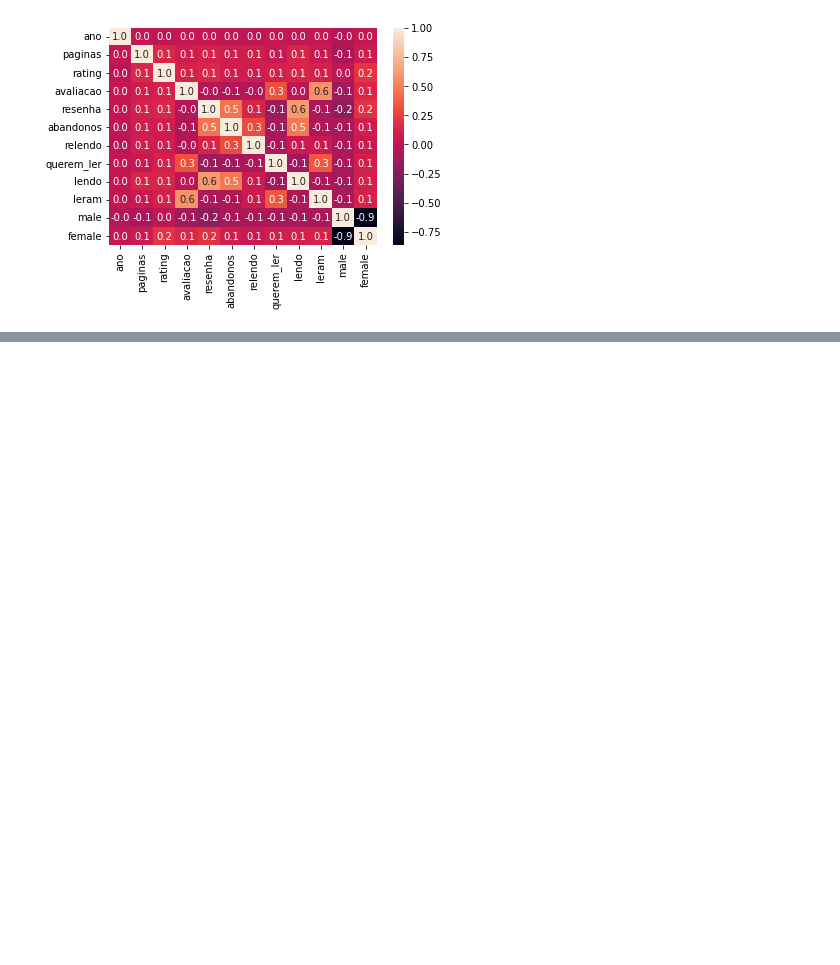
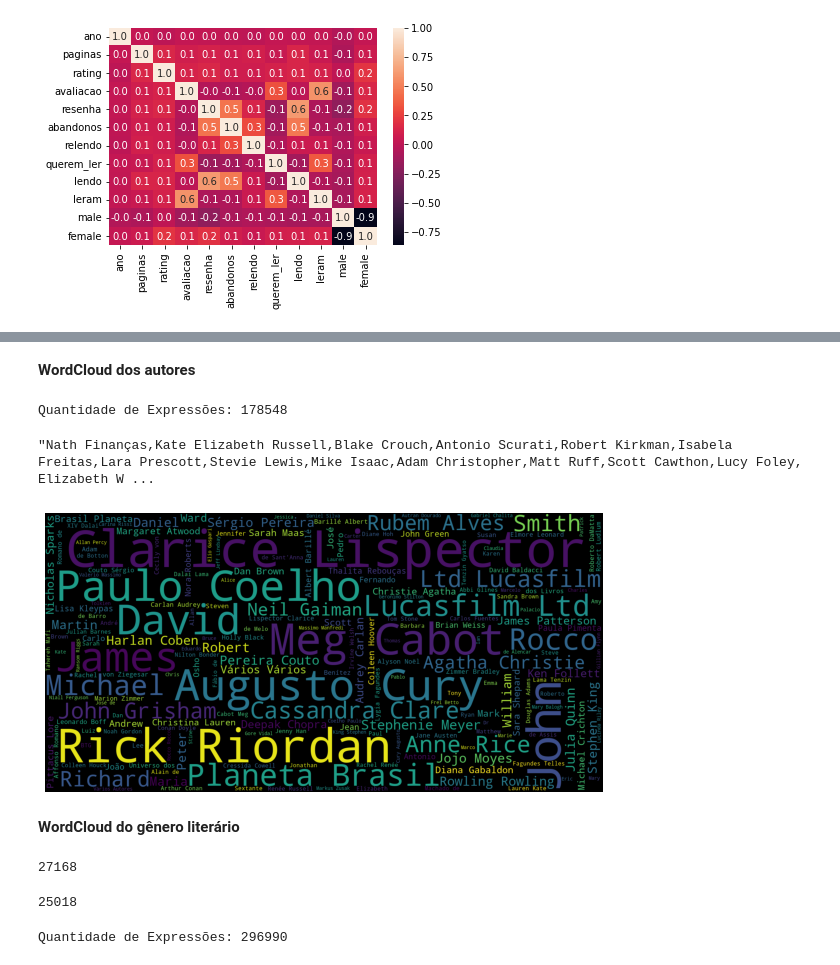
Before and after one commit to lauraemmanuella/DataScience, a Jupyter notebook: 3_AnaliseExploratoria.ipynb, the cells around one changed output, grey strips where cells are left out. Drawn from its saved outputs; the diff is of its cells as text; code cells hidden in the pictures; blank space fills up the shorter version.

```diff
--- a/3_AnaliseExploratoria.ipynb
+++ b/3_AnaliseExploratoria.ipynb
@@ -413,0 +472,30 @@ sb.heatmap(corr, annot=True, fmt=".1f")
+# %% [markdown]
+**WordCloud dos autores**
+# %%
+autores = dfSkoob['autor'].dropna().to_list()
+#autores
+# %%
+# concatenar as expressões de cada elemento da lista em uma String única
+autores = ",".join(s for s in autores)
+
+# vendo a quantidade de expressões diferentes
+print(f'Quantidade de Expressões: {len(autores)}')
+# %% [output]
+Quantidade de Expressões: 178548
+# %%
+autores
+# %% [output]
+"Nath Finanças,Kate Elizabeth Russell,Blake Crouch,Antonio Scurati,Robert Kirkman,Isabela Freitas,Lara Prescott,Stevie Lewis,Mike Isaac,Adam Christopher,Matt Ruff,Scott Cawthon,Lucy Foley, Elizabeth W ...
+# %%
+# gerar uma wordcloud dos autores
+wordcloudAutores = WordCloud(background_color="black", width=1600, height=800).generate(autores)
+
+# mostrar a imagem final
+fig, ax = plt.subplots(figsize=(10,6))
+ax.set_axis_off() #não mostra os valores dos eixos x e Y
+plt.imshow(wordcloudAutores); #mostra imagem
+#wordcloud.to_file('./autores.png') #se quiser salvar
+# %% [output]
+[figure, added]
+# %% [markdown]
+**WordCloud do gênero literário**
@@ -413,0 +513,4 @@ sb.heatmap(corr, annot=True, fmt=".1f")
+# %%
+len(genero)
+# %% [output]
+27168
@@ -413,0 +520,4 @@ sb.heatmap(corr, annot=True, fmt=".1f")
+# %%
+len(listagenero)
+# %% [output]
+25018
@@ -413,0 +526,8 @@ sb.heatmap(corr, annot=True, fmt=".1f")
+# %%
+# concatenar as expressões de cada elemento da lista em uma String única
+genero = ",".join(s for s in genero)
+
+# vendo a quantidade de expressões diferentes
+print(f'Quantidade de Expressões: {len(genero)}')
+# %% [output]
+Quantidade de Expressões: 296990
```
Also changed, not shown: parts of 23 cells of this notebook.
